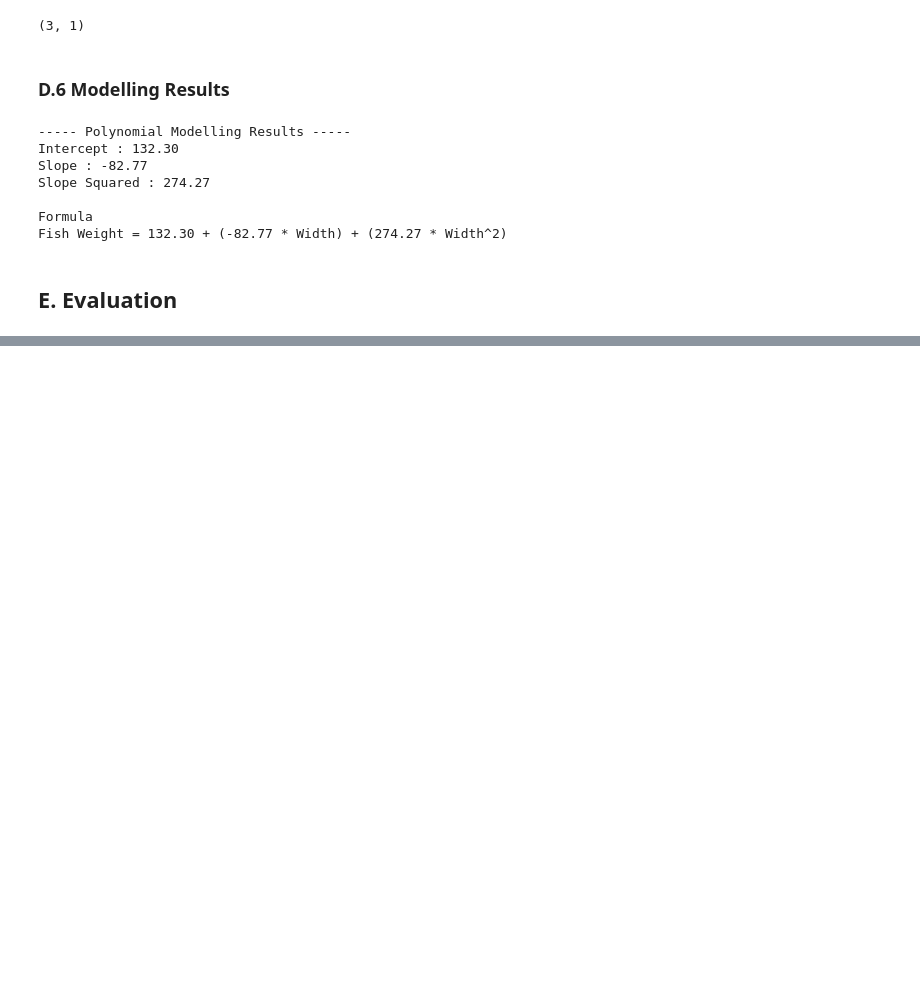
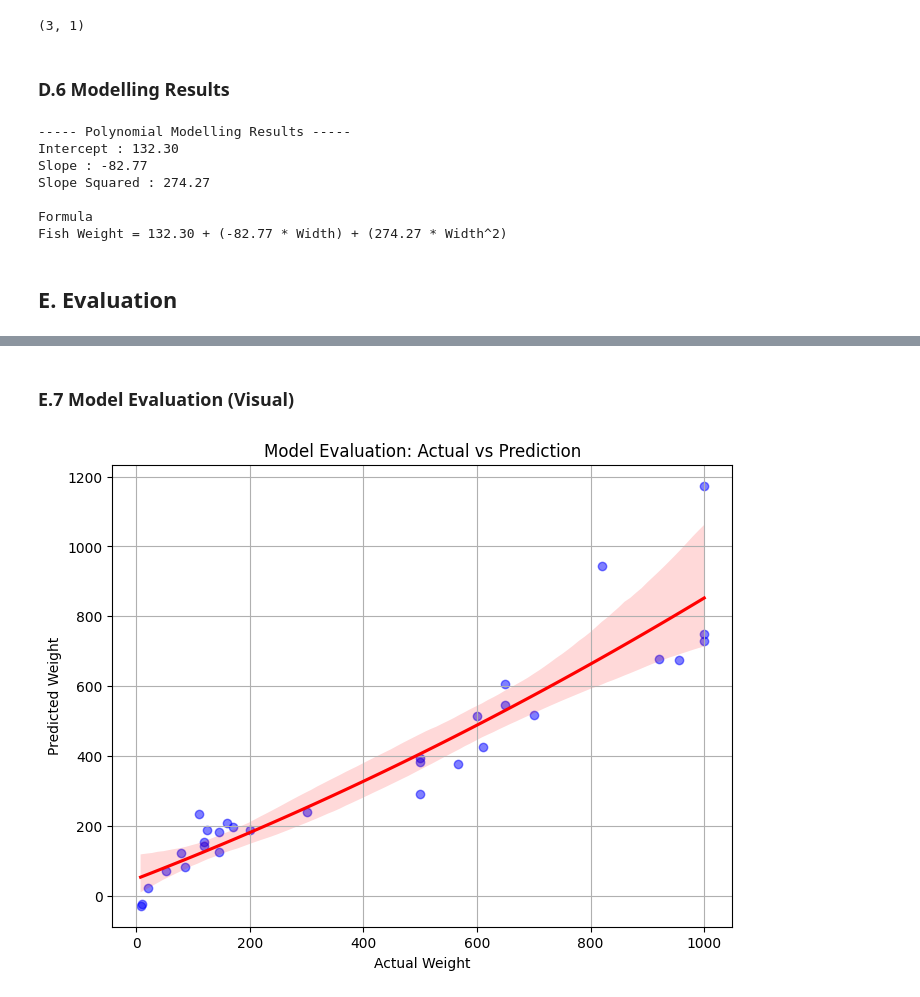
Before and after one commit to HablSank/1Day-1Dataset_MachineLearningProject, a Jupyter notebook: Day-9/Polynomial Regression (Fish)/FIsh.ipynb, the cells around one changed output, grey strips where cells are left out. Saved outputs shown, nothing was run; the diff lists cells and outputs as text; code cells hidden in the pictures; blank space fills up the shorter version.

```diff
--- a/Day-9/Polynomial Regression (Fish)/FIsh.ipynb
+++ b/Day-9/Polynomial Regression (Fish)/FIsh.ipynb
@@ -337,0 +456,12 @@ Fish Weight = 132.30 + (-82.77 * Width) + (274.27 * Width^2)
+# %% [markdown]
+### E.7 Model Evaluation (Visual)
+# %%
+plt.figure(figsize=(8, 6))
+sns.regplot(x=y_test, y=test_predictions, color='blue' ,scatter_kws={'alpha' : 0.5}, line_kws={'color' : 'red'}, order=2)
+plt.xlabel('Actual Weight')
+plt.ylabel('Predicted Weight')
+plt.title('Model Evaluation: Actual vs Prediction')
+plt.grid(True)
+plt.show()
+# %% [output]
+[figure, added]
```
Also changed, not shown: parts of 29 cells of this notebook.
